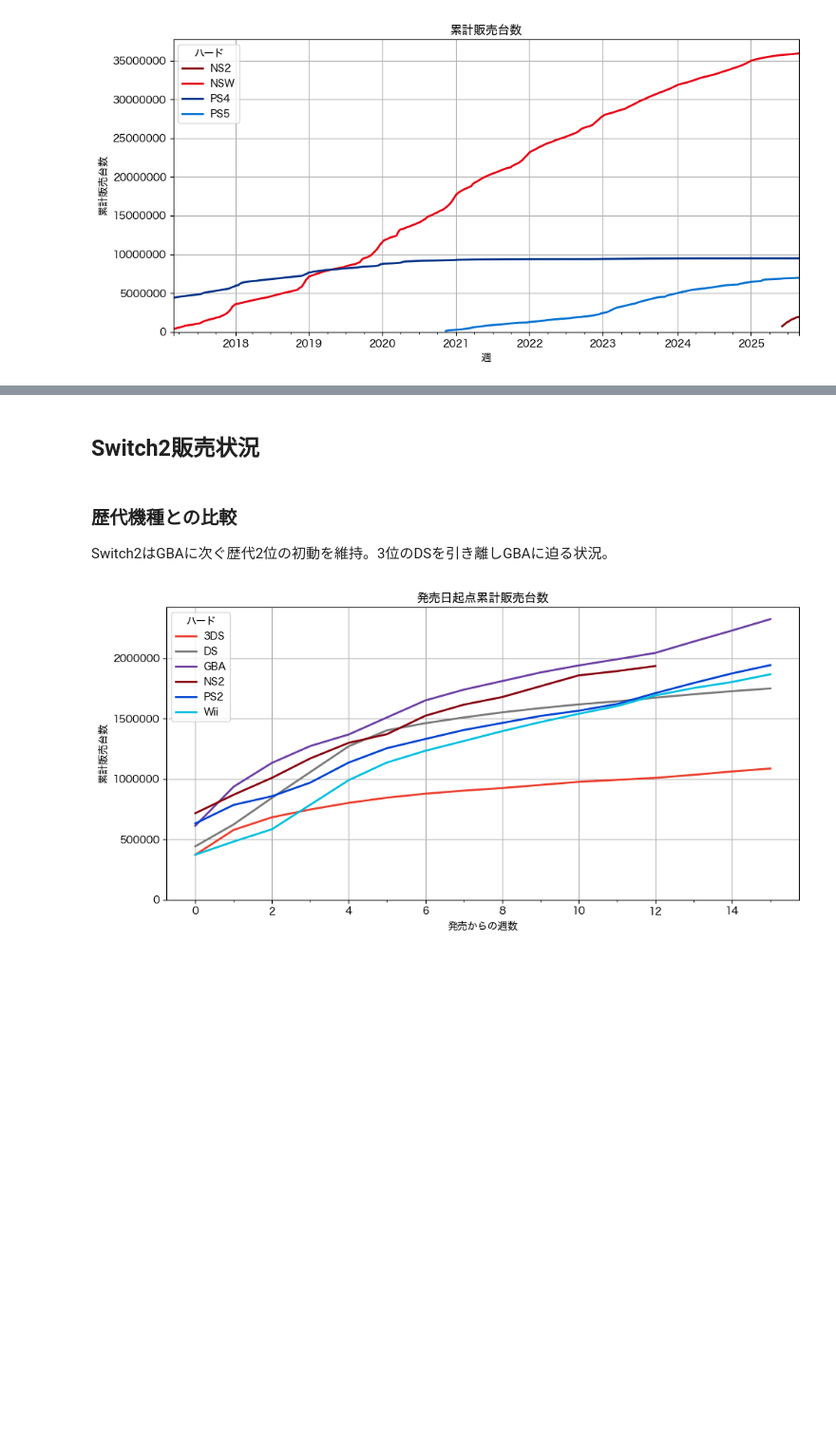
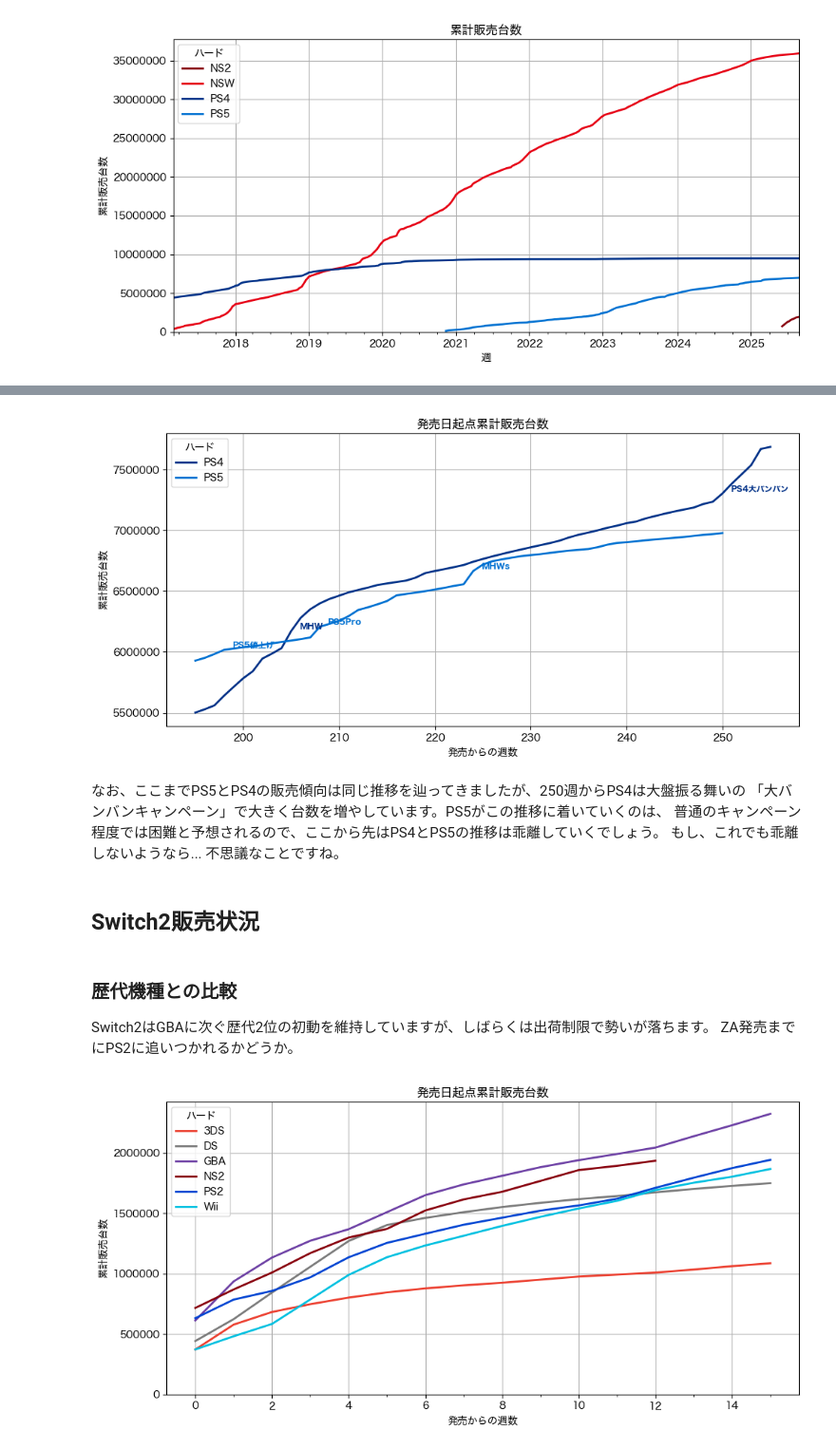
Before and after one commit to hidenden/gamedata, a Jupyter notebook: notebook/analysis/weekly_report_2025.ipynb, the cells around one changed output, grey strips where cells are left out. Shown at 95% size. Drawn from its saved outputs; the diff is of its cells as text; code cells hidden in the pictures; blank space fills up the shorter version.

```diff
--- a/notebook/analysis/weekly_report_2025.ipynb
+++ b/notebook/analysis/weekly_report_2025.ipynb
@@ -138,9 +137,20 @@ df
+# %%
+(fig, df) = ph.plot_cumulative_sales_by_delta(hw=['PS4', 'PS5'], begin=195, end=255,
+                                              event_priority=1, event_flag=True)
+# %% [output]
+[figure, added]
+# %% [markdown]
+なお、ここまでPS5とPS4の販売傾向は同じ推移を辿ってきましたが、250週からPS4は大盤振る舞いの
+「大バンバンキャンペーン」で大きく台数を増やしています。PS5がこの推移に着いていくのは、
+普通のキャンペーン程度では困難と予想されるので、ここから先はPS4とPS5の推移は乖離していくでしょう。
+もし、これでも乖離しないようなら... 不思議なことですね。
 # %% [markdown]
 ## Switch2販売状況
 # %% [markdown]
 ### 歴代機種との比較
 
-Switch2はGBAに次ぐ歴代2位の初動を維持。3位のDSを引き離しGBAに迫る状況。
+Switch2はGBAに次ぐ歴代2位の初動を維持していますが、しばらくは出荷制限で勢いが落ちます。
+ZA発売までにPS2に追いつかれるかどうか。
 # %%
 (fig, df) = ph.plot_cumulative_sales_by_delta(hw=["GBA", "NS2", "DS", "PS2", "Wii", "3DS"],
                                         mode="week", xgrid=2, end=15)
```
Also changed, not shown: parts of 17 cells of this notebook, 4 other files.
